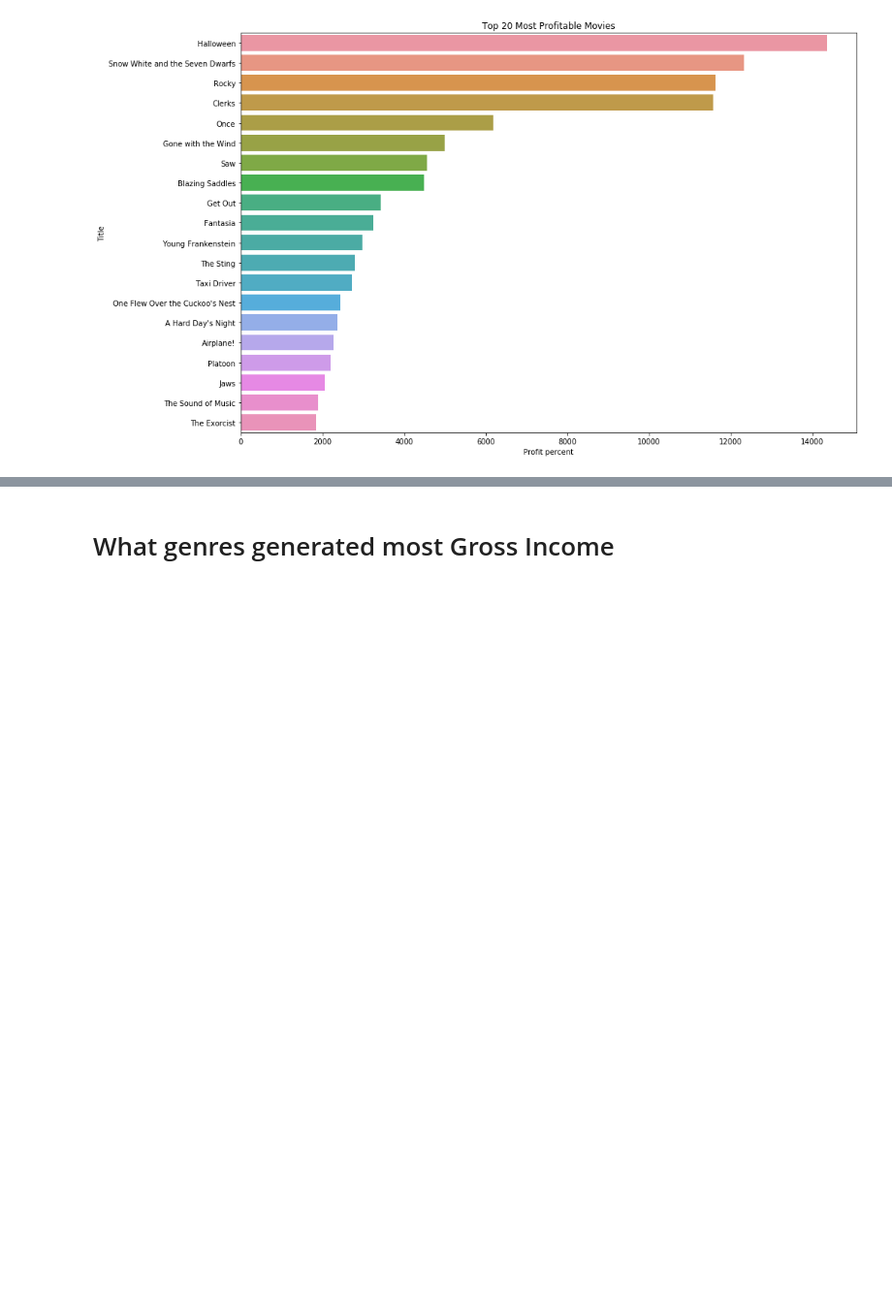
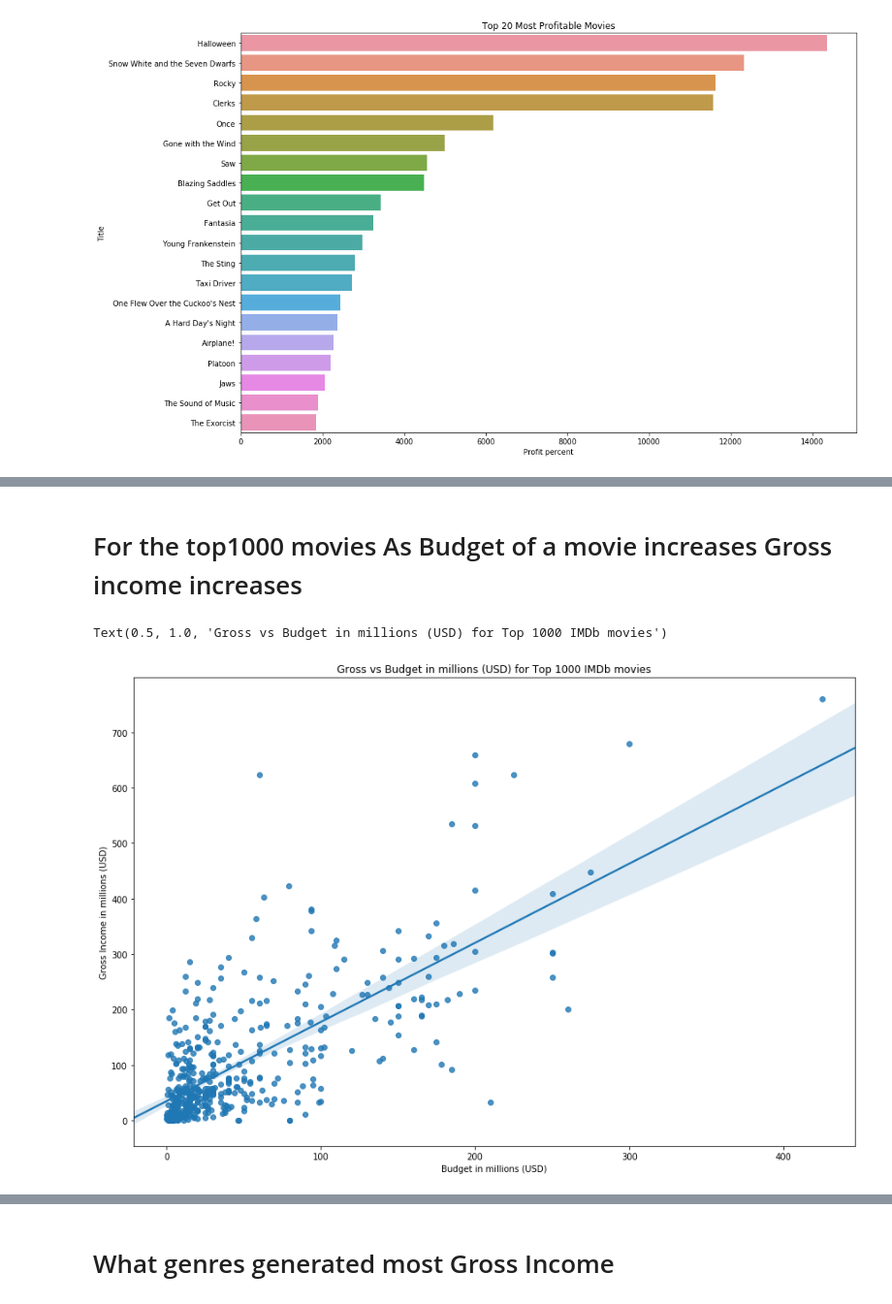
Before and after one commit to naik-sachin/project1, a Jupyter notebook: Notebooks/Visualization.ipynb, the cells around one changed output, grey strips where cells are left out. Shown at 97% size. Drawn from its saved outputs; the diff is of its cells as text; code cells hidden in the pictures; blank space fills up the shorter version.

```diff
--- a/Notebooks/Visualization.ipynb
+++ b/Notebooks/Visualization.ipynb
@@ -41,0 +39,4 @@ bargraph(group_df,group_df['Profit percent'],group_df['Title'],"Top 20 Most Prof
+# %%
+testdf = fulldf[['Profit percent','Gross Income in millions (USD)','Budget in millions (USD)']] #New dataframe with only the Money figures
+
+#testdf.info()
@@ -41,0 +59,9 @@ bargraph(group_df,group_df['Profit percent'],group_df['Title'],"Top 20 Most Prof
+# %% [markdown]
+# For the top1000 movies As Budget of a movie increases Gross income increases
+# %%
+plt.figure(figsize=(15,10))
+sns.regplot(x=testdf['Budget in millions (USD)'], y=testdf['Gross Income in millions (USD)'],data=testdf)
+plt.title('Gross vs Budget in millions (USD) for Top 1000 IMDb movies')
+# %% [output]
+Text(0.5, 1.0, 'Gross vs Budget in millions (USD) for Top 1000 IMDb movies')
+[figure, added]
```
Also changed, not shown: parts of 39 cells of this notebook, 2 other files.
